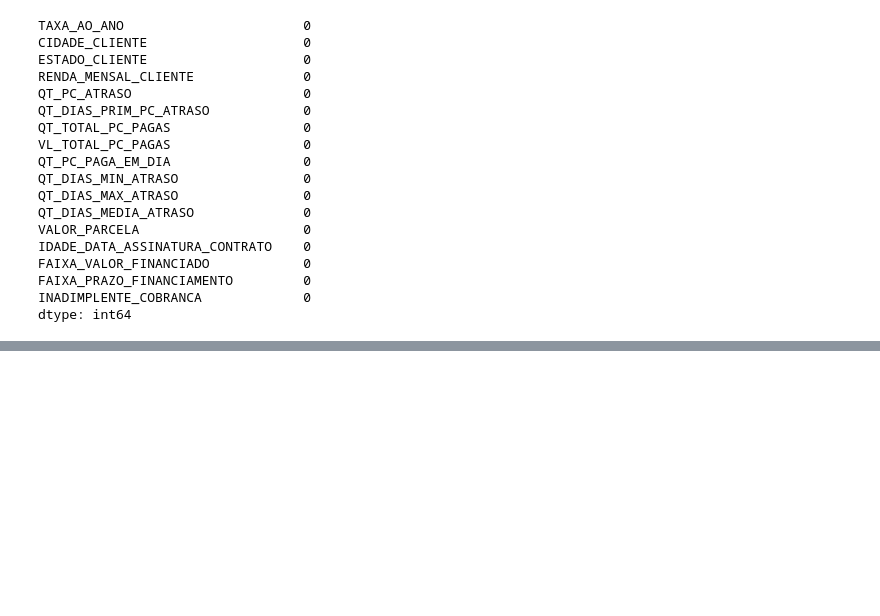
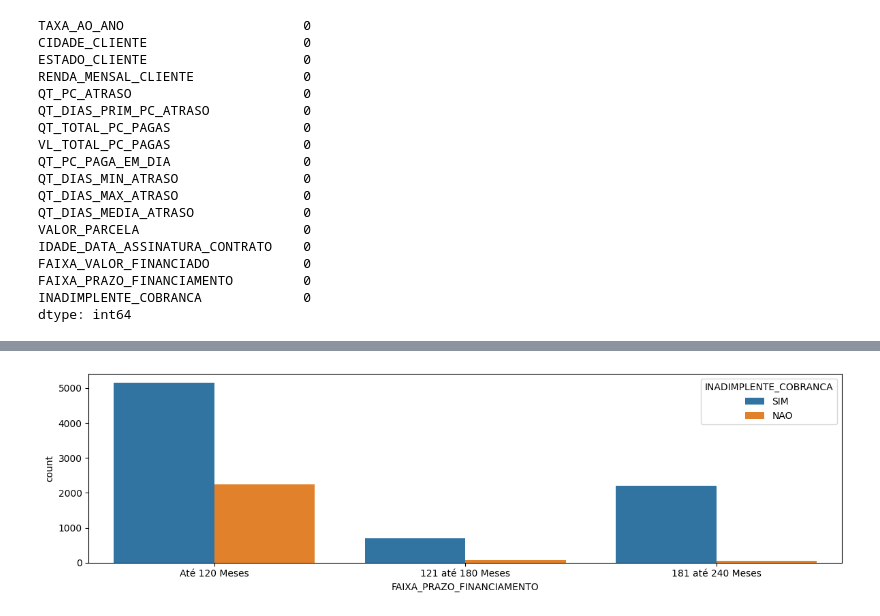
Before and after one commit to Elbiabuglio/previsao-inadimplencia, a Jupyter notebook: notebooks/analysis_data.ipynb, the cells around one changed output, grey strips where cells are left out. Cells and saved outputs as stored; diff of their text form; code cells hidden in the pictures; blank space fills up the shorter version.

```diff
--- a/notebooks/analysis_data.ipynb
+++ b/notebooks/analysis_data.ipynb
@@ -300,0 +319,9 @@ dtype: int64
+# %%
+#Podemos constatar na analise que não há discrepancias nestas variaveis
+
+plt.rcParams["figure.figsize"] = [12.00, 3.50]
+plt.rcParams["figure.autolayout"] = True
+sns.countplot(data = df_dados, x = "FAIXA_PRAZO_FINANCIAMENTO", hue = "INADIMPLENTE_COBRANCA")
+plt.show()
+# %% [output]
+[figure, added]
```
Also changed, not shown: parts of 15 cells of this notebook.
